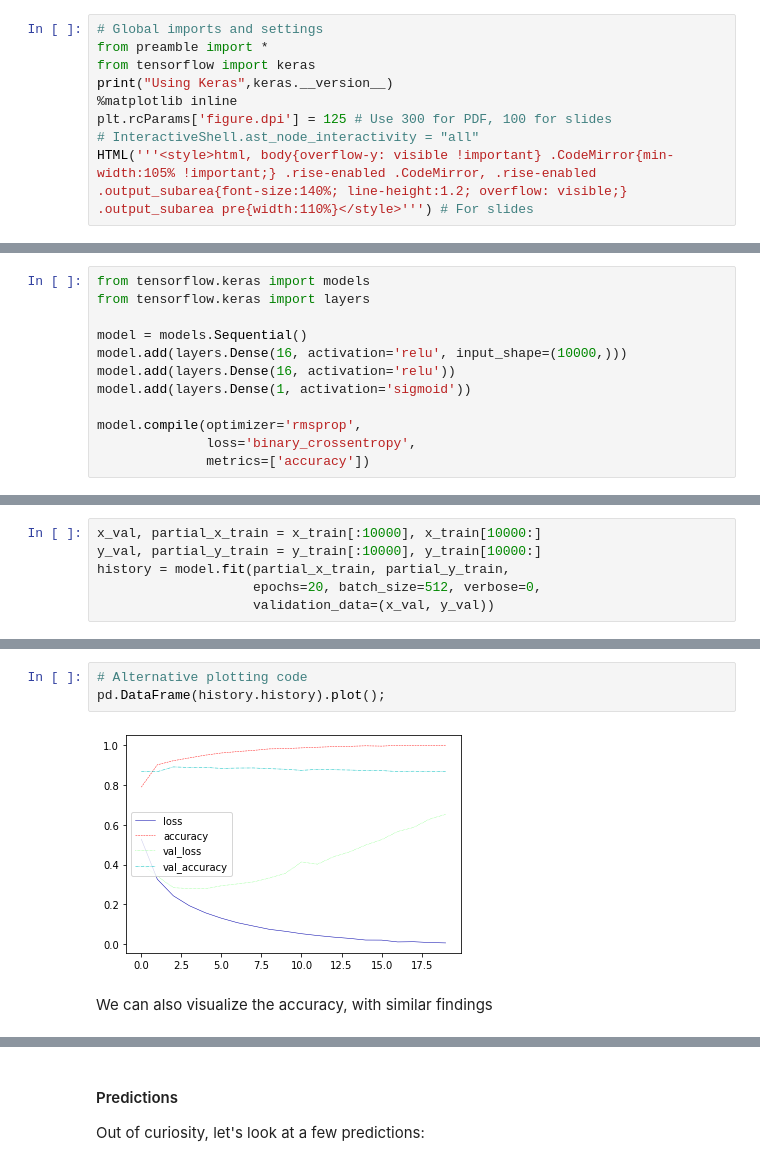
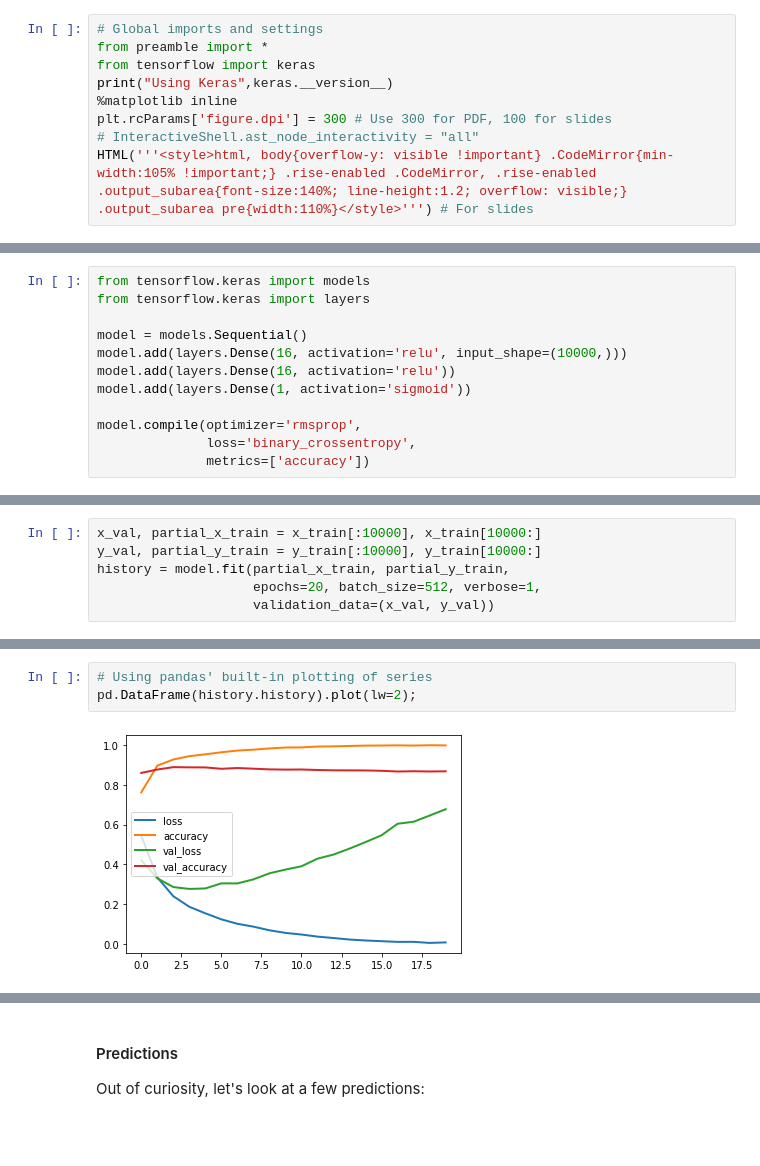
Before and after one commit to ML-course/engineer, a Jupyter notebook: labs/Tutorial - Deep Learning in Python.ipynb, the cells around one changed output, grey strips where cells are left out. Drawn from its saved outputs; the diff is of its cells as text; blank space fills up the shorter version.

```diff
--- a/labs/Tutorial - Deep Learning in Python.ipynb
+++ b/labs/Tutorial - Deep Learning in Python.ipynb
@@ -6,7 +7,7 @@ from preamble import *
 from tensorflow import keras
 print("Using Keras",keras.__version__)
 %matplotlib inline
-plt.rcParams['figure.dpi'] = 125 # Use 300 for PDF, 100 for slides
+plt.rcParams['figure.dpi'] = 300 # Use 300 for PDF, 100 for slides
 # InteractiveShell.ast_node_interactivity = "all"
 HTML('''<style>html, body{overflow-y: visible !important} .CodeMirror{min-width:105% !important;} .rise-enabled .CodeMirror, .rise-enabled .output_subarea{font-size:140%; line-height:1.2; overflow: visible;} .output_subarea pre{width:110%}</style>''') # For slides
 # %% [output]
@@ -100,5 +104,5 @@ model.compile(optimizer=optimizers.RMSprop(lr=0.001),
 x_val, partial_x_train = x_train[:10000], x_train[10000:]
 y_val, partial_y_train = y_train[:10000], y_train[10000:]
 history = model.fit(partial_x_train, partial_y_train,
-                    epochs=20, batch_size=512, verbose=0,
+                    epochs=20, batch_size=512, verbose=1,
                     validation_data=(x_val, y_val))
@@ -131,7 +131,5 @@ plt.show()
 # %%
-# Alternative plotting code
-pd.DataFrame(history.history).plot();
+# Using pandas' built-in plotting of series
+pd.DataFrame(history.history).plot(lw=2);
 # %% [output]
-[figure, old version]
+[figure, new version]
-# %% [markdown]
-We can also visualize the accuracy, with similar findings
```
Also changed, not shown: parts of 57 cells of this notebook.
